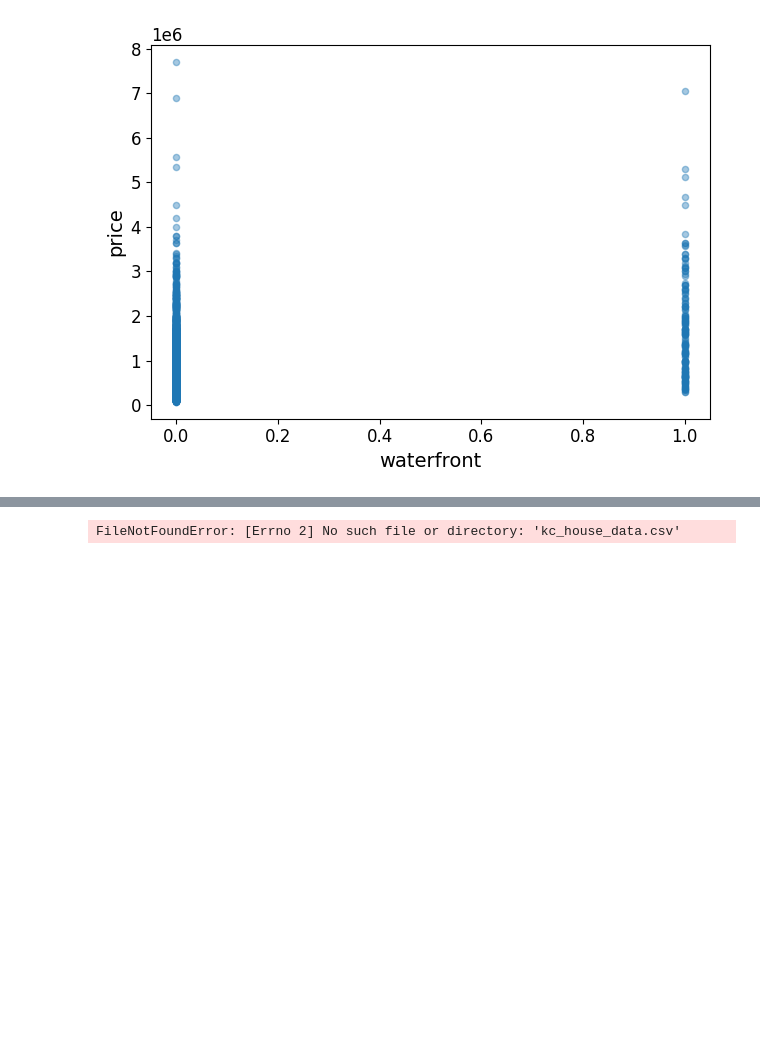
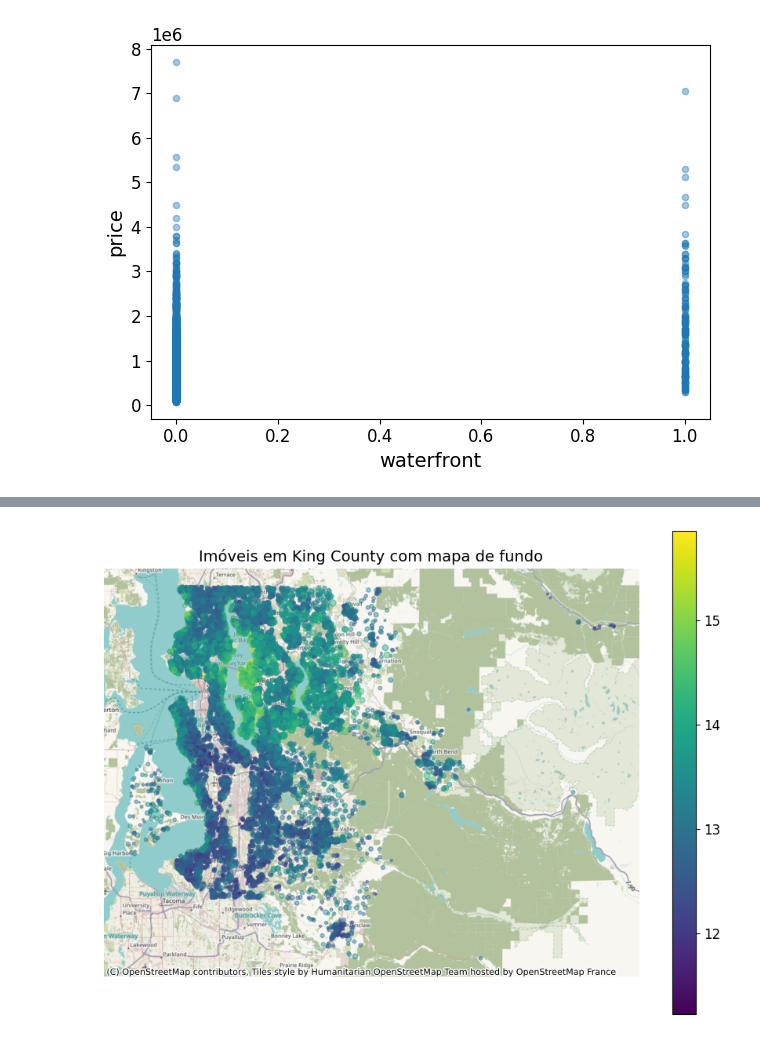
Before and after one commit to alvarosamp/C111-AnaliseDeDados, a Jupyter notebook: Trabalho/codigo.ipynb, the cells around one changed output, grey strips where cells are left out. Saved outputs shown, nothing was run; the diff lists cells and outputs as text; code cells hidden in the pictures; blank space fills up the shorter version.

```diff
--- a/Trabalho/codigo.ipynb
+++ b/Trabalho/codigo.ipynb
@@ -175,33 +274,31 @@ import pandas as pd
 import geopandas as gpd
 import contextily as cx
 import matplotlib.pyplot as plt
 import numpy as np
-
-df = pd.read_csv(r"C:\Users\vish8\OneDrive\Documentos\GitHub\C111-AnaliseDeDados\Trabalho\archive\kc_house_data.csv")
 
 df["log_price"] = np.log1p(df["price"])
 
 gdf = gpd.GeoDataFrame(
     df,
     geometry=gpd.points_from_xy(df["long"], df["lat"]),
     crs="EPSG:4326"
 )
 
 gdf = gdf.to_crs(epsg=3857)
 
 ax = gdf.plot(
     column="log_price",
     markersize=gdf["sqft_living"] / 200,
     alpha=0.45,
     cmap="viridis",
     legend=True,
     figsize=(11, 8)
 )
 
 cx.add_basemap(ax)
 
 plt.title("Imóveis em King County com mapa de fundo")
 plt.axis("off")
 plt.show()
 # %% [output]
-FileNotFoundError: [Errno 2] No such file or directory: 'kc_house_data.csv'
+[figure, added]
```
Also changed, not shown: parts of 14 cells of this notebook, 11 other files.
